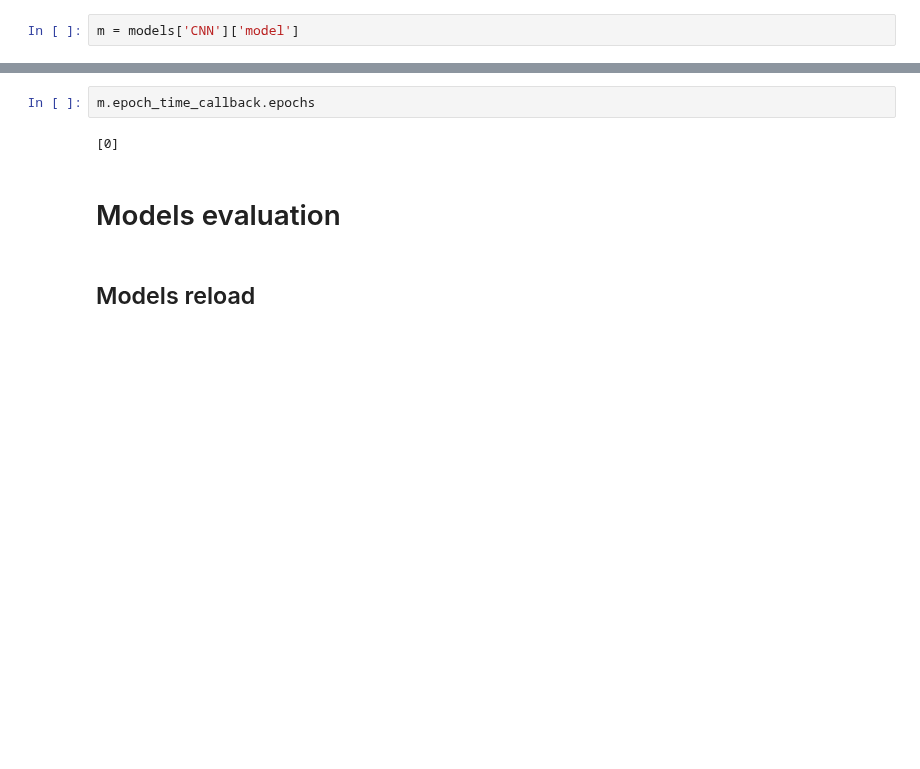
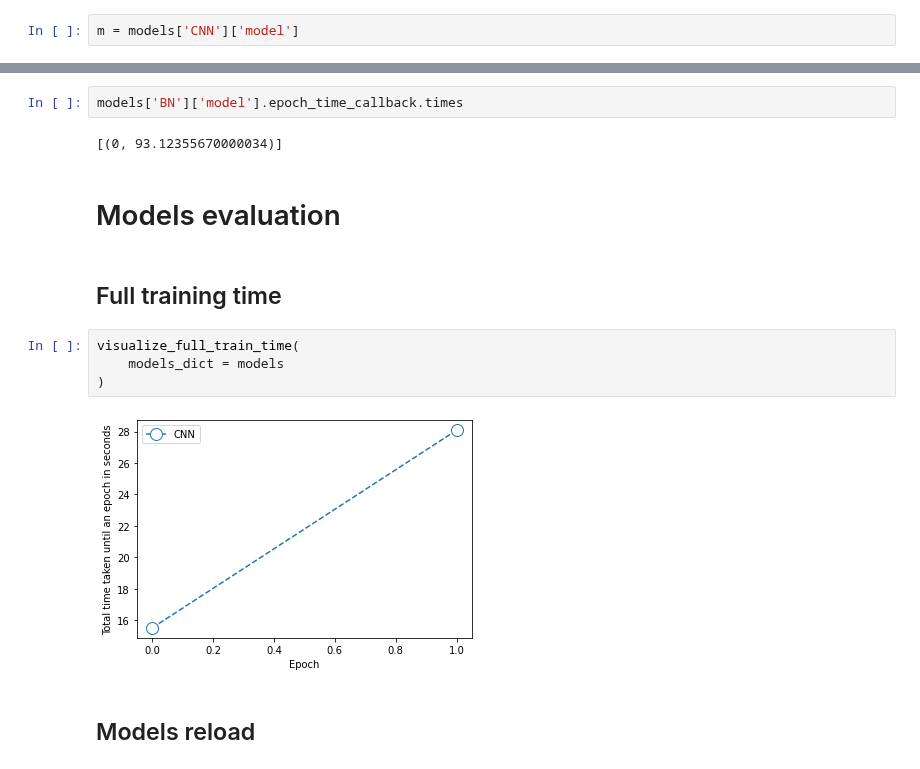
Before and after one commit to PashaIanko/Covid19Classifier, a Jupyter notebook: main.ipynb, the cells around one changed output, grey strips where cells are left out. Cells and saved outputs as stored; diff of their text form; blank space fills up the shorter version.

Commit message:
training time visualization

```diff
--- a/main.ipynb
+++ b/main.ipynb
@@ -471,9 +470,17 @@ m.epoch_time_callback.times
-# %%
-m.epoch_time_callback.epochs
-# %% [output]
-[0]
+# %%
+models['BN']['model'].epoch_time_callback.times
+# %% [output]
+[(0, 93.12355670000034)]
 # %% [markdown]
 # Models evaluation
+# %% [markdown]
+## Full training time
+# %%
+visualize_full_train_time(
+    models_dict = models
+)
+# %% [output]
+[figure, added]
 # %% [markdown]
 ## Models reload
 # %%
```
Also changed, not shown: parts of 5 cells of this notebook, 2 other files.
